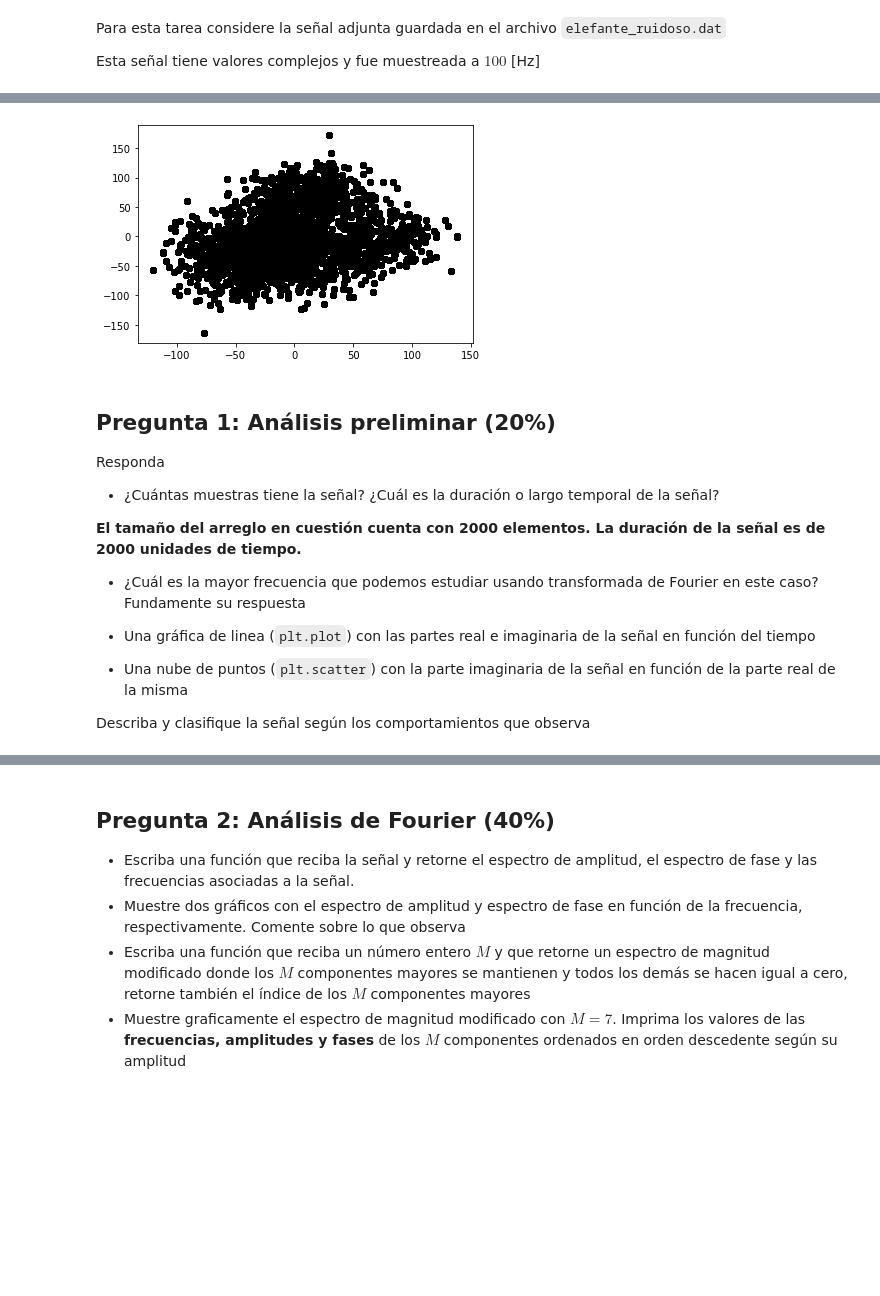
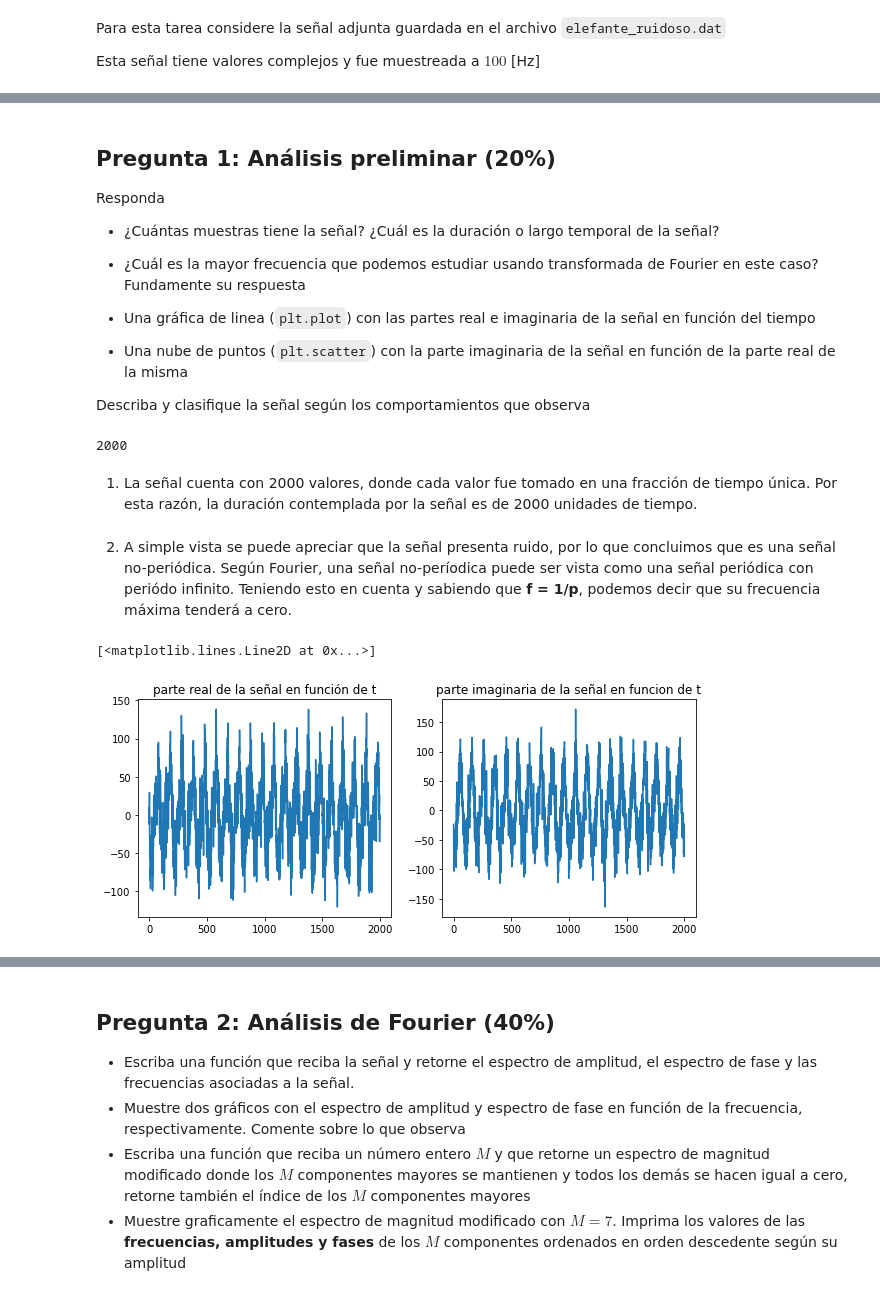
Before and after one commit to Rickiwasho/Analisis-sistemas-lineales, a Jupyter notebook: docs/tarea1/tarea1_info183.ipynb, the cells around one changed output, grey strips where cells are left out. Saved outputs shown, nothing was run; the diff lists cells and outputs as text; code cells hidden in the pictures; blank space fills up the shorter version.

```diff
--- a/docs/tarea1/tarea1_info183.ipynb
+++ b/docs/tarea1/tarea1_info183.ipynb
@@ -33,18 +22,9 @@ Text(0.5, 1.0, 'Muestra de datos casteados (no complejos)')
-# %%
-cnums = x
-X = [x.real for n in cnums]
-Y = [x.imag for n in cnums]
-plt.scatter(X,Y, color='black')
-plt.show()
-# %% [output]
-[figure, removed]
 # %% [markdown]
 ## Pregunta 1: Análisis preliminar (20%)
 
 Responda
 - ¿Cuántas muestras tiene la señal? ¿Cuál es la duración o largo temporal de la señal?
 
-**El tamaño del arreglo en cuestión cuenta con 2000 elementos. La duración de la señal es de 2000 unidades de tiempo.**
 - ¿Cuál es la mayor frecuencia que podemos estudiar usando transformada de Fourier en este caso? Fundamente su respuesta
 
 
@@ -52,3 +32,24 @@ Responda
 - Una nube de puntos (`plt.scatter`) con la parte imaginaria de la señal en función de la parte real de la misma
 
 Describa y clasifique la señal según los comportamientos que observa
+# %%
+#display(x)
+len(x)
+# %% [output]
+2000
+# %% [markdown]
+1. La señal cuenta con 2000 valores, donde cada valor fue tomado en una fracción de tiempo única. Por esta razón, la duración contemplada por la señal es de 2000 unidades de tiempo.
+# %% [markdown]
+2. A simple vista se puede apreciar que la señal presenta ruido, por lo que concluimos que es una señal no-periódica.
+Según Fourier, una señal no-períodica puede ser vista como una señal periódica con periódo infinito. Teniendo esto en cuenta y sabiendo que **f = 1/p**, podemos decir que su frecuencia máxima tenderá a cero.
+# %%
+fig, (ax1, ax2) = plt.subplots(1,2, figsize=(10,4)) #Create a figure containing a single axes.
+real = np.array(x)
+imaginaria = np.imag(x)
+ax1.title.set_text('parte real de la señal en función de t')
+ax2.title.set_text('parte imaginaria de la señal en funcion de t')
+ax1.plot(real)
+ax2.plot(imaginaria)
+# %% [output]
+[<matplotlib.lines.Line2D at 0x...>]
+[figure, added]
```
Also changed, not shown: parts of 3 cells of this notebook.
